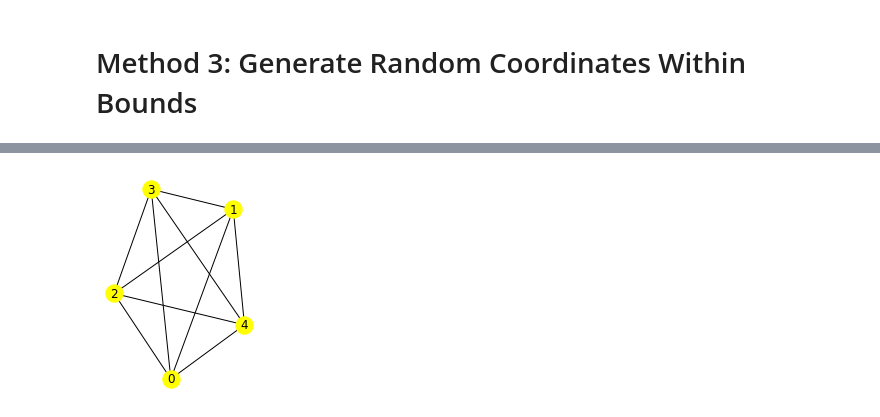
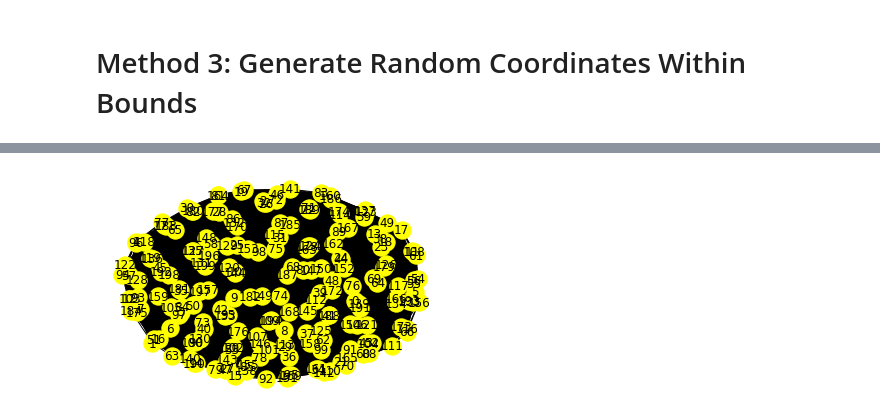
Before and after one commit to radarlwd/project-fa19, a Jupyter notebook: notebooks-son.ipynb, the cells around one changed output, grey strips where cells are left out. Cells and saved outputs as stored; diff of their text form; code cells hidden in the pictures.

Commit message:
1.added load and save graph object. 2. tried to implement the MST pseudotour to get a tour of cost < 2*optimal

```diff
--- a/notebooks-son.ipynb
+++ b/notebooks-son.ipynb
@@ -340,8 +328,8 @@ maxY:  1992630714.05749
 # %%
 # Generate
-G_final = nx.complete_graph(5)
-plt.subplot(121)
+G_final = nx.complete_graph(LARGE)
+plt.subplot()
 nx.draw(G_final, node_color='yellow', with_labels=True)
 # %% [output]
-[figure, old version]
+[figure, new version]
 # %%
```
Also changed, not shown: parts of 28 cells of this notebook.
